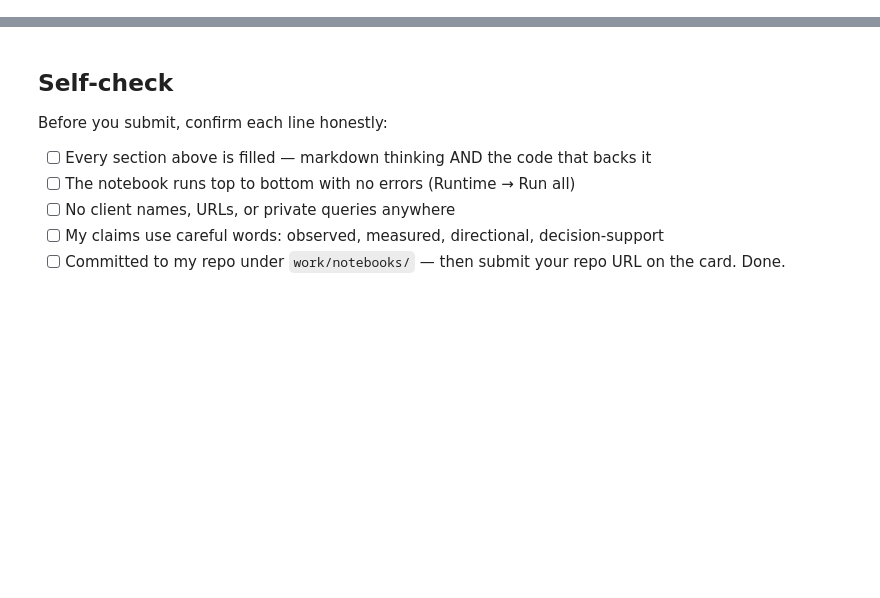
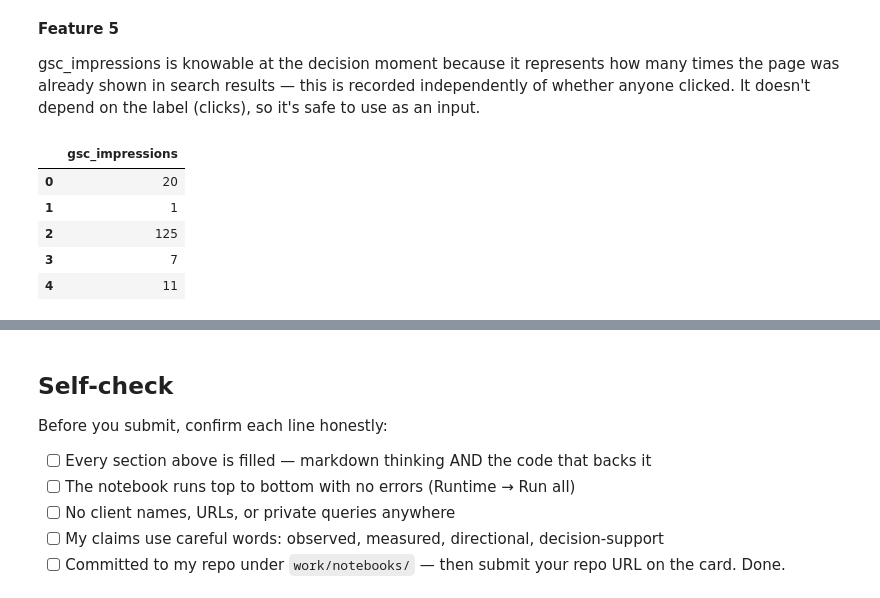
Before and after one commit to ayesha-asif1/flyrank-ml-internship, a Jupyter notebook: work/notebooks/w03_data_contract.ipynb, the cells around one changed output, grey strips where cells are left out. Saved outputs shown, nothing was run; the diff lists cells and outputs as text; code cells hidden in the pictures; blank space fills up the shorter version.

```diff
--- a/work/notebooks/w03_data_contract.ipynb
+++ b/work/notebooks/w03_data_contract.ipynb
@@ -36,0 +203,13 @@ This skeleton is yours to fill. Work the sections **in order** — each one has
+# %% [markdown]
+**Feature 5**
+
+gsc_impressions is knowable at the decision moment because it represents how many times the page was already shown in search results — this is recorded independently of whether anyone clicked. It doesn't depend on the label (clicks), so it's safe to use as an input.
+# %%
+df_available[['gsc_impressions']].head()
+# %% [output]
+|  | gsc_impressions |
+| 0 | 20 |
+| 1 | 1 |
+| 2 | 125 |
+| 3 | 7 |
+| 4 | 11 |
```
Also changed, not shown: parts of 29 cells of this notebook.
